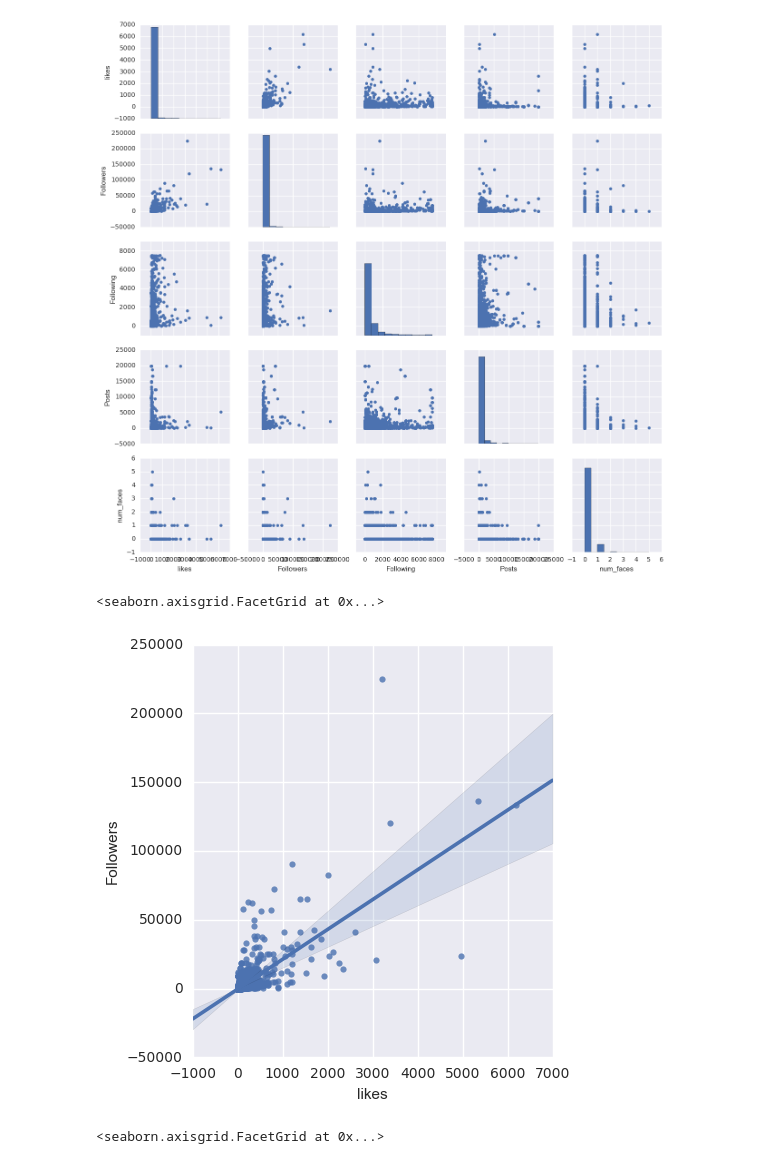
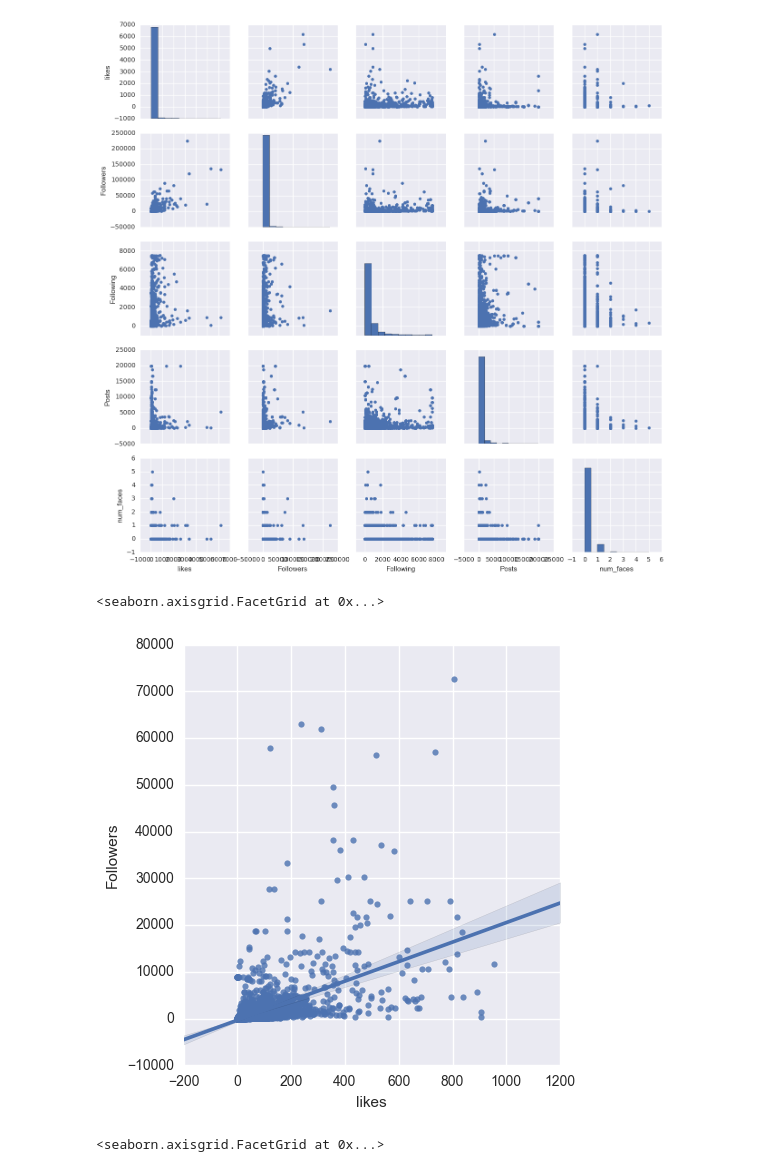
Before and after one commit to thunter009/Instapredict, a Jupyter notebook: EDA.ipynb, the cells around one changed output. Saved outputs shown, nothing was run; the diff lists cells and outputs as text; code cells hidden in the pictures.

```diff
--- a/EDA.ipynb
+++ b/EDA.ipynb
@@ -158,10 +158,10 @@ g.map_offdiag(plt.scatter)
 <seaborn.axisgrid.PairGrid at 0x...>
 [figure]
 # %%
-sns.lmplot("likes", "Followers", clean)
+sns.lmplot("likes", "Followers", clean[clean["likes"] < 1000])
 # %% [output]
 <seaborn.axisgrid.FacetGrid at 0x...>
-[figure, old version]
+[figure, new version]
 # %%
 sns.lmplot("likes", "Followers", clean, hue="filters")
 # %% [output]
```
Also changed, not shown: parts of 9 cells of this notebook.
